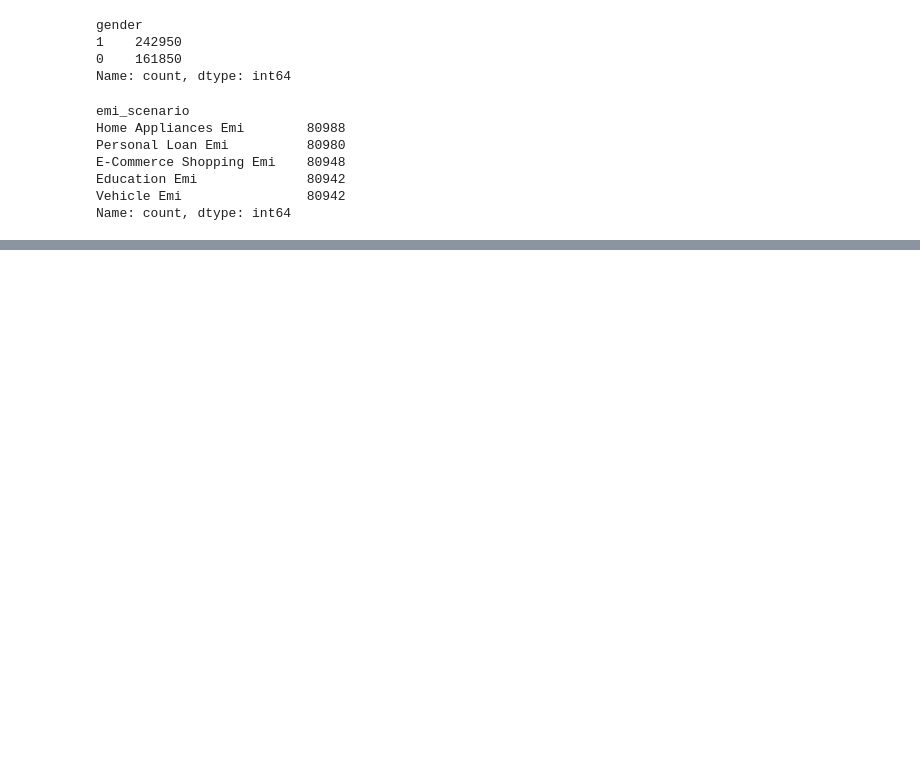
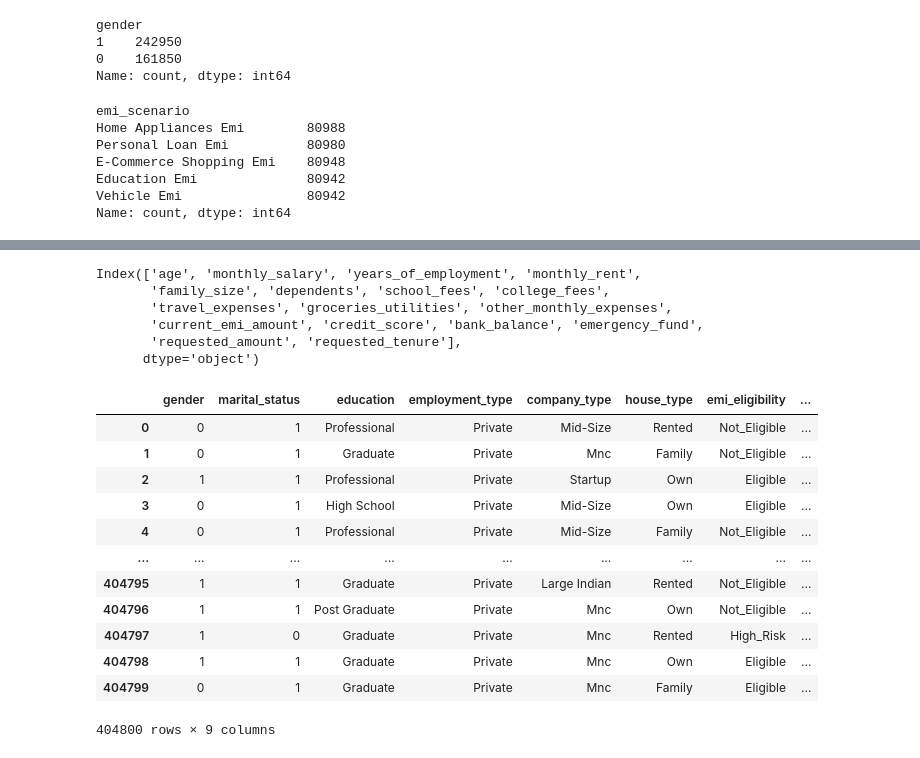
Before and after one commit to sushantkas/Project-5, a Jupyter notebook: EDA_processing.ipynb, the cells around one changed output, grey strips where cells are left out. Cells and saved outputs as stored; diff of their text form; code cells hidden in the pictures; blank space fills up the shorter version.

```diff
--- a/EDA_processing.ipynb
+++ b/EDA_processing.ipynb
@@ -363,0 +544,25 @@ Name: count, dtype: int64
+# %%
+numeric_cols
+# %% [output]
+Index(['age', 'monthly_salary', 'years_of_employment', 'monthly_rent',
+       'family_size', 'dependents', 'school_fees', 'college_fees',
+       'travel_expenses', 'groceries_utilities', 'other_monthly_expenses',
+       'current_emi_amount', 'credit_score', 'bank_balance', 'emergency_fund',
+       'requested_amount', 'requested_tenure'],
+      dtype='object')
+# %%
+emi_pred_new[categorical_columns]
+# %% [output]
+|  | gender | marital_status | education | employment_type | company_type | house_type | emi_eligibility | ... |
+| 0 | 0 | 1 | Professional | Private | Mid-Size | Rented | Not_Eligible | ... |
+| 1 | 0 | 1 | Graduate | Private | Mnc | Family | Not_Eligible | ... |
+| 2 | 1 | 1 | Professional | Private | Startup | Own | Eligible | ... |
+| 3 | 0 | 1 | High School | Private | Mid-Size | Own | Eligible | ... |
+| 4 | 0 | 1 | Professional | Private | Mid-Size | Family | Not_Eligible | ... |
+| ... | ... | ... | ... | ... | ... | ... | ... | ... |
+| 404795 | 1 | 1 | Graduate | Private | Large Indian | Rented | Not_Eligible | ... |
+| 404796 | 1 | 1 | Post Graduate | Private | Mnc | Own | Not_Eligible | ... |
+| 404797 | 1 | 0 | Graduate | Private | Mnc | Rented | High_Risk | ... |
+| 404798 | 1 | 1 | Graduate | Private | Mnc | Own | Eligible | ... |
+| 404799 | 0 | 1 | Graduate | Private | Mnc | Family | Eligible | ... |
+404800 rows × 9 columns
```
Also changed, not shown: parts of 47 cells of this notebook.
